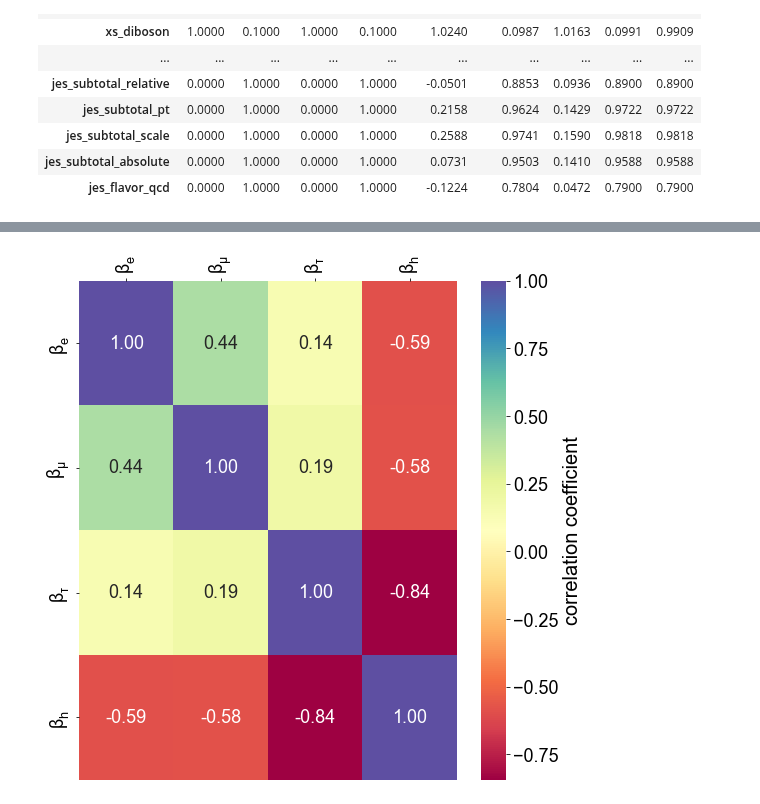
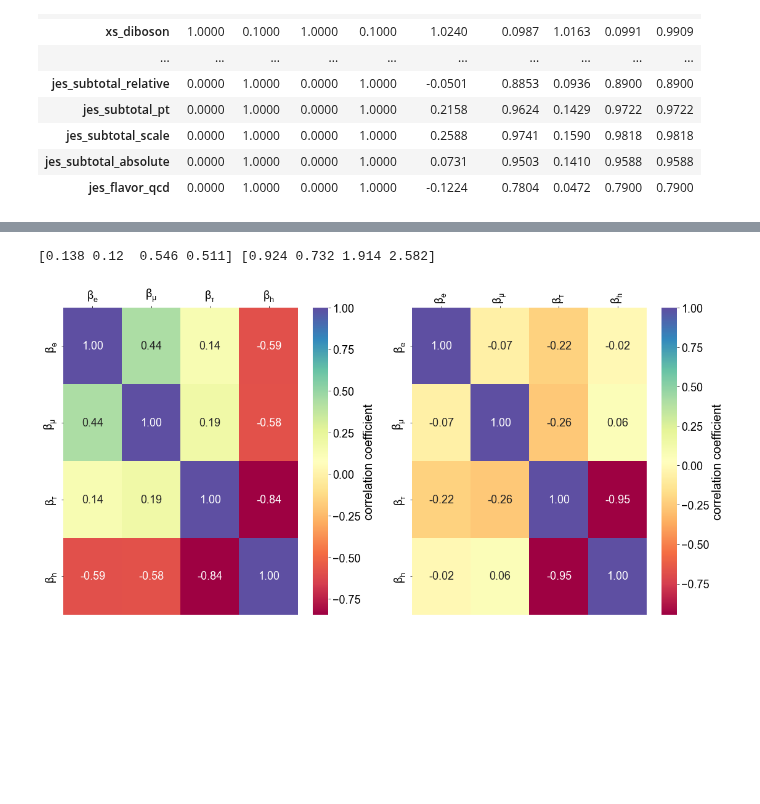
Before and after one commit to NWUHEP/analysis-tools, a Jupyter notebook: notebooks/baseline_fits.ipynb, the cells around one changed output, grey strips where cells are left out. Cells and saved outputs as stored; diff of their text form; code cells hidden in the pictures; blank space fills up the shorter version.

Commit message:
implemented PDF for branching fraction ratios

```diff
--- a/notebooks/baseline_fits.ipynb
+++ b/notebooks/baseline_fits.ipynb
@@ -413,22 +412,42 @@ findfont: Font family ['cursive'] not found. Falling back to DejaVu Sans.
 [figure]
 # %%
 # produce correlation matrix
-fig, ax = plt.subplots(1, 1, facecolor='white', figsize=(8, 8))
+fig, axes = plt.subplots(1, 2, facecolor='white', figsize=(16, 8))
+
+ax = axes[0]
 sns.heatmap(df_corr.iloc[:4, :4], cmap='Spectral', annot=True, fmt='.2f', ax=ax, cbar_kws={'label': r'correlation coefficient'})
-plt.plot([4, df_corr.shape[0]], [4, 4], 'r--')
-plt.plot([4, 4], [4, df_corr.shape[0]], 'r--')
+ax.set_xlabel('')
+ax.set_ylabel('')
+ax.xaxis.tick_top()
+#ax.xaxis.set_ticks(np.arange(0, df_corr.shape[0], 1))
+plt.xticks(rotation=90)
+
+# transform W branching fraction covariance by marginalizing over nuisance parameters
+cov = corr*np.outer(stderr, stderr)
+U0 = cov[:4, :4]
+V = cov[:4, 4:]
+W0 = cov[4:, 4:]
+U = U0 - np.dot(V, np.dot(np.linalg.pinv(W0), V.T))
+err_new = np.sqrt(U.diagonal())
+corr_new =  U/np.outer(err_new, err_new)
+df_corr_marginal = pd.DataFrame(corr_new, columns=p_labels_fancy[:4], index=p_labels_fancy[:4])
+print(100*err_new[:4]/0.108, 100*stderr[:4]/0.108)
+
+ax = axes[1]
+sns.heatmap(df_corr_marginal.iloc[:4, :4], cmap='Spectral', annot=True, fmt='.2f', ax=ax, cbar_kws={'label': r'correlation coefficient'})
 ax.set_xlabel('')
 ax.set_ylabel('')
 ax.xaxis.tick_top()
 #ax.xaxis.set_ticks(np.arange(0, df_corr.shape[0], 1))
 plt.xticks(rotation=90)
 
 plt.tight_layout()
 plt.subplots_adjust(top=0.9)
 plt.savefig(f'plots/systematics/correlation_matrix_POI_{scenario}.pdf')
 plt.show()
 # %% [output]
+[0.138 0.12  0.546 0.511] [0.924 0.732 1.914 2.582]
-[figure, old version]
+[figure, new version]
 # %%
 # presentation of results
 fig, axes = plt.subplots(1, 1, figsize=(10, 10), facecolor='white')
```
Also changed, not shown: parts of 5 cells of this notebook, 3 other files.
